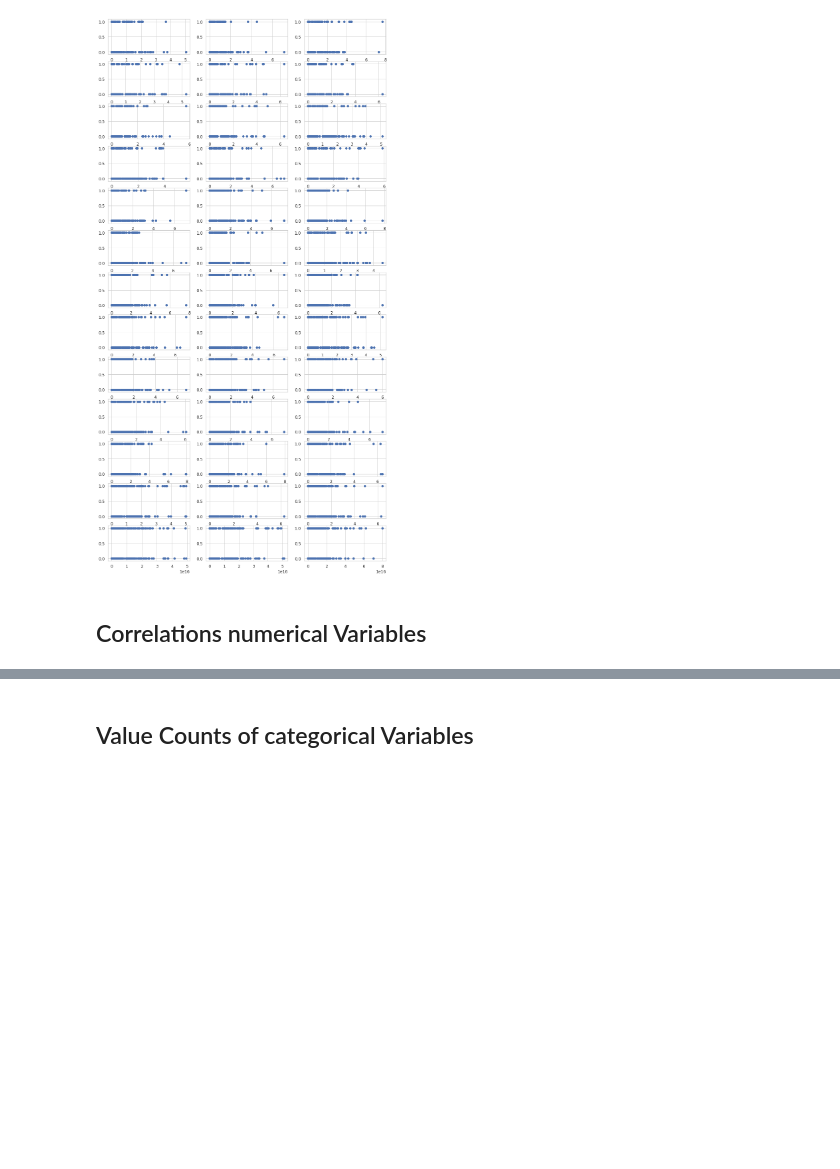
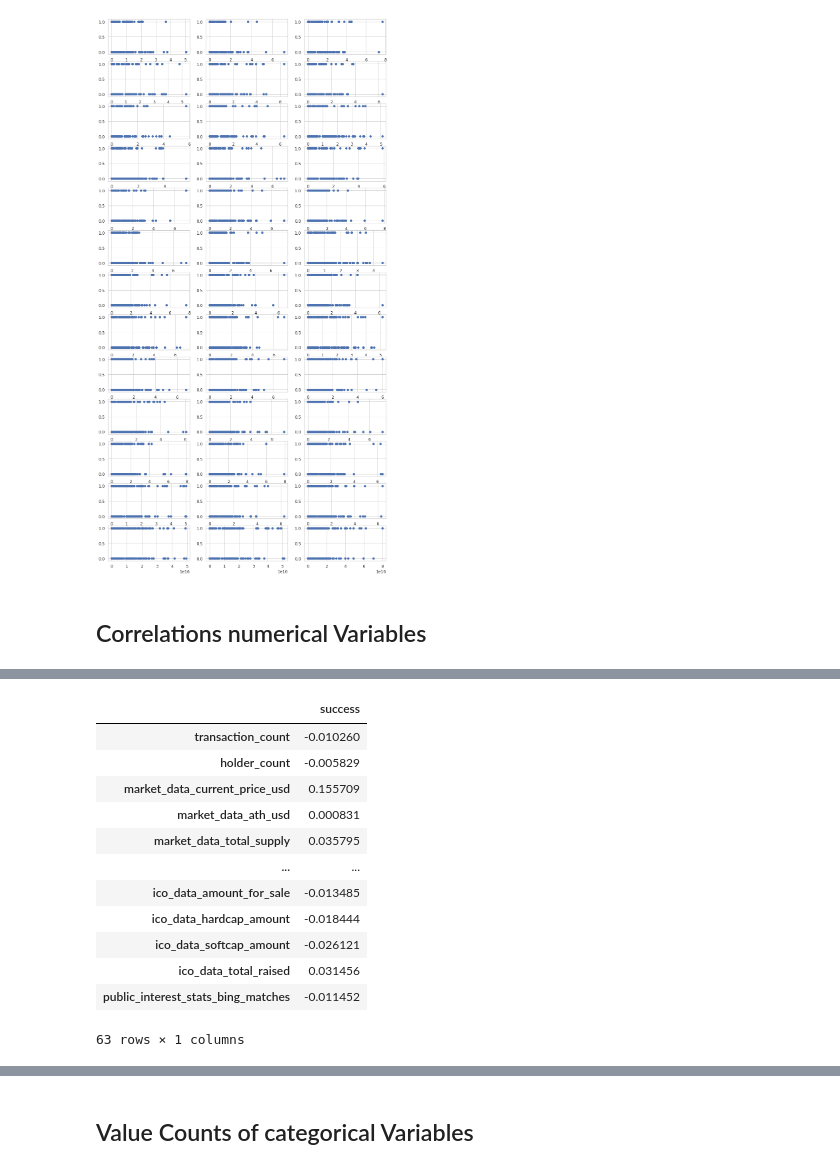
Before and after one commit to AlessandroVol23/predict_ico_success_lmu, a Jupyter notebook: notebooks/2.0_AV_data_visualization.ipynb, the cells around one changed output, grey strips where cells are left out. Drawn from its saved outputs; the diff is of its cells as text; code cells hidden in the pictures; blank space fills up the shorter version.

```diff
--- a/notebooks/2.0_AV_data_visualization.ipynb
+++ b/notebooks/2.0_AV_data_visualization.ipynb
@@ -169,0 +187,3 @@ data = df.loc[:, _numerical_features + ['success']]
+# %%
+data = df.loc[:, _numerical_features + ['success']].corr()
+data
@@ -179,0 +245,17 @@ plt.title('Correlation Matrix', fontsize=16);
+# %%
+data = data.iloc[:-1]
+data
+# %% [output]
+|  | success |
+| transaction_count | -0.010260 |
+| holder_count | -0.005829 |
+| market_data_current_price_usd | 0.155709 |
+| market_data_ath_usd | 0.000831 |
+| market_data_total_supply | 0.035795 |
+| ... | ... |
+| ico_data_amount_for_sale | -0.013485 |
+| ico_data_hardcap_amount | -0.018444 |
+| ico_data_softcap_amount | -0.026121 |
+| ico_data_total_raised | 0.031456 |
+| public_interest_stats_bing_matches | -0.011452 |
+63 rows × 1 columns
```
Also changed, not shown: parts of 33 cells of this notebook, 3 other files.
